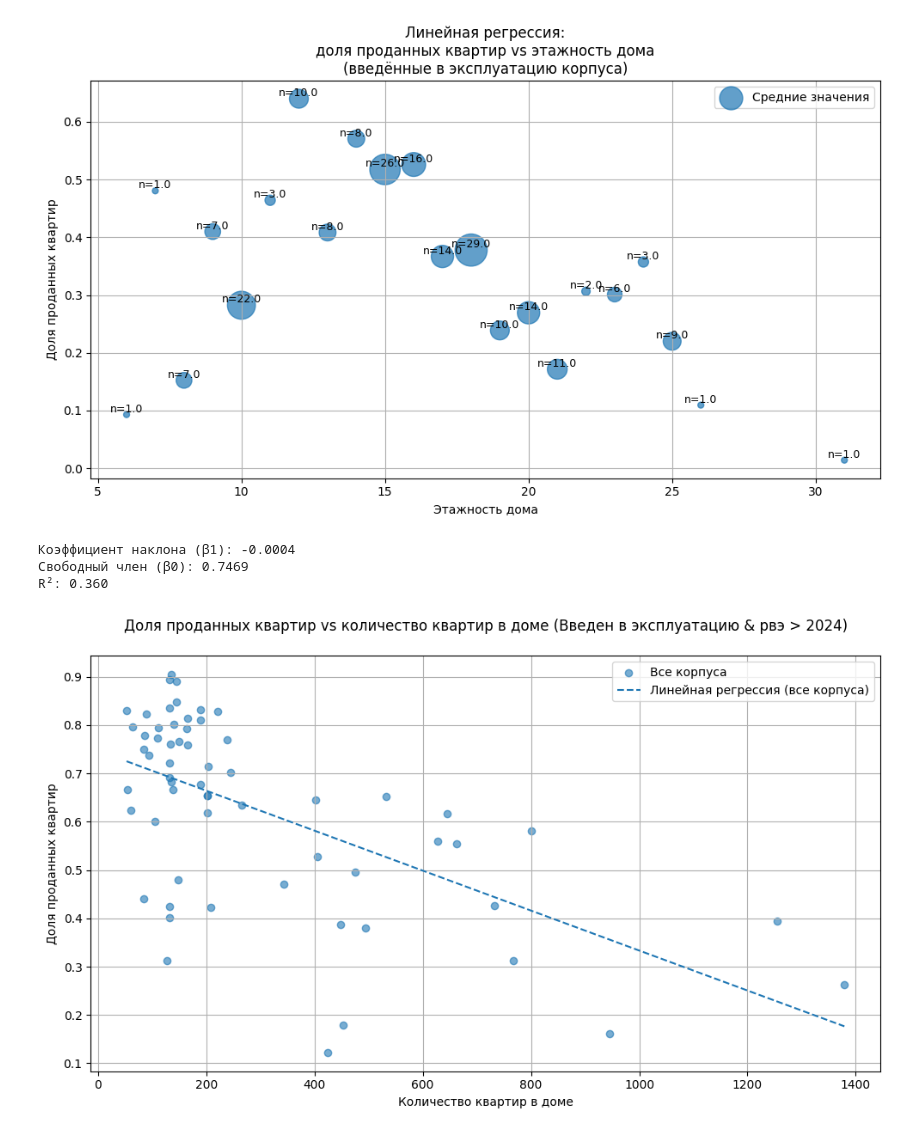
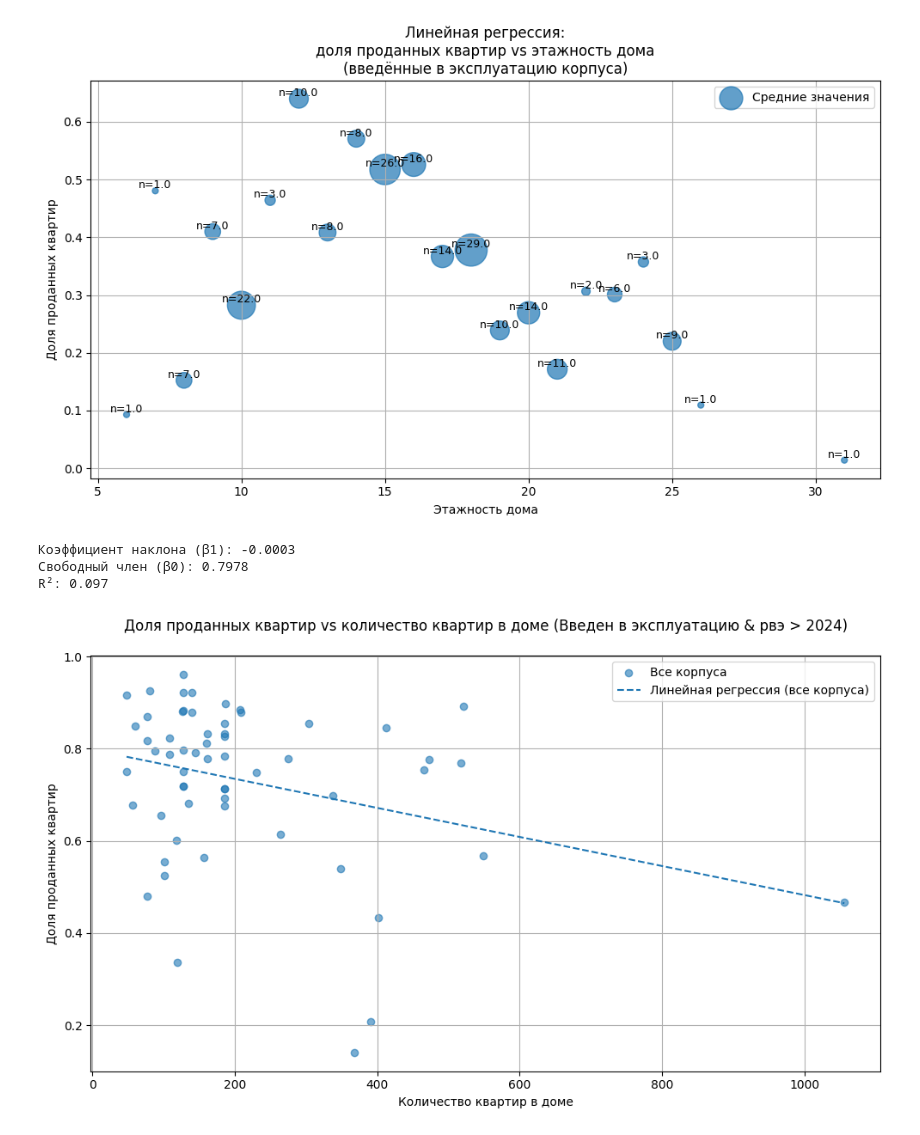
Before and after one commit to leofaraf/vibrosi, a Jupyter notebook: сorpus.ipynb, the cells around one changed output. Drawn from its saved outputs; the diff is of its cells as text; code cells hidden in the pictures.

```diff
--- a/сorpus.ipynb
+++ b/сorpus.ipynb
@@ -7,6 +23,6 @@ projects_df = pd.read_csv("clear_projects.csv")
 # %%
 projects_buildings_df = (
-    projects_df
+    projects_df[projects_df["тип_объекта_недвижимости"] == "квартира"]
     .groupby("id_корпуса")
     .agg(
         # стадия строительства корпус
@@ -34,6 +50,6 @@ projects_buildings_df.head()
 # %%
 deals_count_by_building_df = (
-    deals_df
+    deals_df[deals_df["тип_лота"] == "квартира"]
     .groupby("id_корпуса")
     .size()
     .reset_index(name="deals_count")
@@ -210,6 +226,8 @@ projects_buildings_df["плановая_дата_рвэ"] = pd.to_datetime(
     projects_buildings_df["плановая_дата_рвэ"],
     errors="coerce"
 )
+
+start_date = pd.Timestamp("2024-07-01")  # середина 2024
 
 buildings_2023_df = projects_buildings_df[
     (projects_buildings_df["стадия_строительства"] == "Введен в эксплуатацию") &
@@ -231,34 +249,34 @@ x_line = np.linspace(X.min(), X.max(), 100).reshape(-1, 1)
 y_line = model_all.predict(x_line)
 
 print(f"Коэффициент наклона (β1): {model_all.coef_[0]:.4f}")
 print(f"Свободный член (β0): {model_all.intercept_:.4f}")
 print(f"R²: {model_all.score(X, y):.3f}")
 
 plt.figure(figsize=(10, 6))
 
 plt.scatter(
     buildings_2023_df["total_flats_in_building"],
     buildings_2023_df["sales_share"],
     alpha=0.6,
     label="Все корпуса"
 )
 
 plt.plot(
     x_line,
     y_line,
     linestyle="--",
     label="Линейная регрессия (все корпуса)"
 )
 
 plt.xlabel("Количество квартир в доме")
 plt.ylabel("Доля проданных квартир")
 plt.title("Доля проданных квартир vs количество квартир в доме (Введен в эксплуатацию & рвэ > 2024)\n")
 plt.legend()
 plt.grid(True)
 plt.tight_layout()
 plt.show()
 # %% [output]
-Коэффициент наклона (β1): -0.0004
-Свободный член (β0): 0.7469
-R²: 0.360
+Коэффициент наклона (β1): -0.0003
+Свободный член (β0): 0.7978
+R²: 0.097
-[figure, old version]
+[figure, new version]
```
Also changed, not shown: parts of 20 cells of this notebook, 2 other files.
